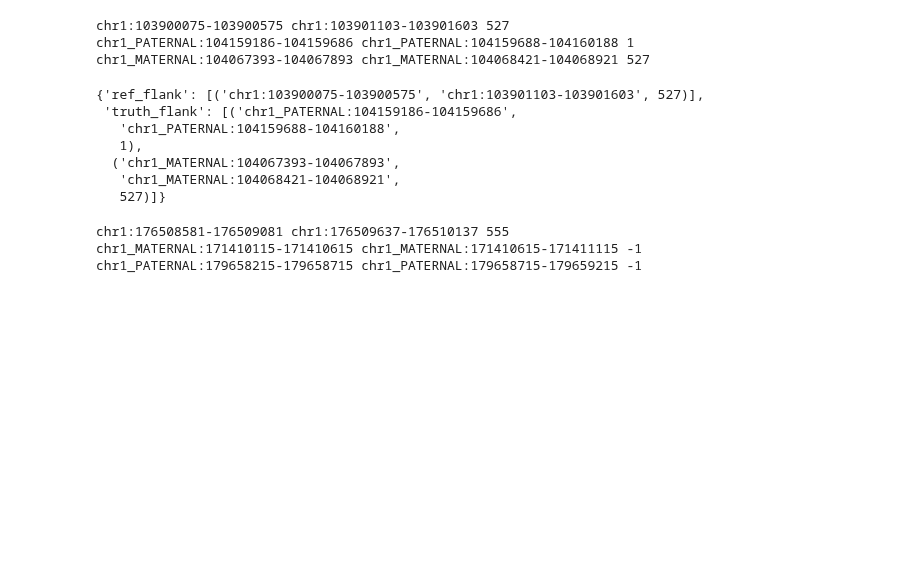
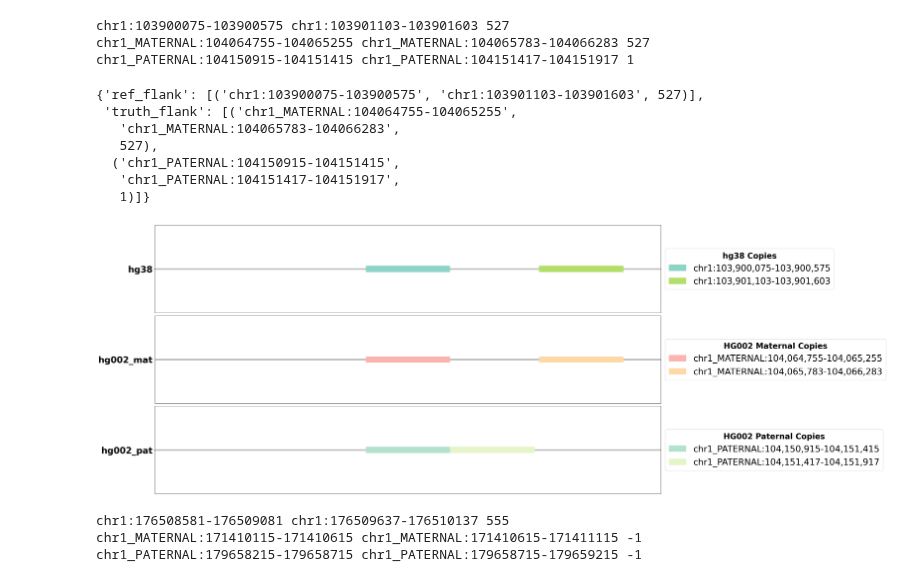
Before and after one commit to broadinstitute/T2T-ACE, a Jupyter notebook: notebooks/alignment.ipynb, the cells around one changed output. Saved outputs shown, nothing was run; the diff lists cells and outputs as text; code cells hidden in the pictures; blank space fills up the shorter version.

```diff
--- a/notebooks/alignment.ipynb
+++ b/notebooks/alignment.ipynb
@@ -27,18 +27,22 @@ INFO:root:Loading reference from: /Users/fleharty/resources/Homo_sapiens_assembl
 # SIMPLE SMALL HET DELETION
 simple_het_deletion = "chr1:103900576-103901103"
 #ev = evaluate_deletion(ReferenceLocations.hg38, ReferenceLocations.hg002t2t, "chr1:103900576-103901103", hg38, hg002t2t, True)
-get_flanking_pairs("chr1:103900576-103901103", ReferenceLocations.hg38, hg38, hg002t2t)
+v.get_flanking_pairs("chr1:103900576-103901103", ReferenceLocations.hg38, hg38, hg002t2t)
 # %% [output]
 chr1:103900075-103900575 chr1:103901103-103901603 527
-chr1_PATERNAL:104159186-104159686 chr1_PATERNAL:104159688-104160188 1
-chr1_MATERNAL:104067393-104067893 chr1_MATERNAL:104068421-104068921 527
+chr1_MATERNAL:104064755-104065255 chr1_MATERNAL:104065783-104066283 527
+chr1_PATERNAL:104150915-104151415 chr1_PATERNAL:104151417-104151917 1
 {'ref_flank': [('chr1:103900075-103900575', 'chr1:103901103-103901603', 527)],
- 'truth_flank': [('chr1_PATERNAL:104159186-104159686',
-   'chr1_PATERNAL:104159688-104160188',
-   1),
-  ('chr1_MATERNAL:104067393-104067893',
-   'chr1_MATERNAL:104068421-104068921',
-   527)]}
+ 'truth_flank': [('chr1_MATERNAL:104064755-104065255',
+   'chr1_MATERNAL:104065783-104066283',
+   527),
+  ('chr1_PATERNAL:104150915-104151415',
+   'chr1_PATERNAL:104151417-104151917',
+   1)]}
+# %%
+asu.plot_intervals(['chr1:103900075-103900575', 'chr1:103901103-103901603'],['chr1_MATERNAL:104064755-104065255','chr1_MATERNAL:104065783-104066283','chr1_PATERNAL:104150915-104151415','chr1_PATERNAL:104151417-104151917']).plot_interval_single_chrom()
+# %% [output]
+[figure, added]
 # %%
 # SIMPLE SMALL HOM DELETION
 #ev = evaluate_deletion(ReferenceLocations.hg38, ReferenceLocations.hg002t2t, "chr1:176509082-176509637", hg38, hg002t2t, True)
```
Also changed, not shown: parts of 5 cells of this notebook, 1 other file.
